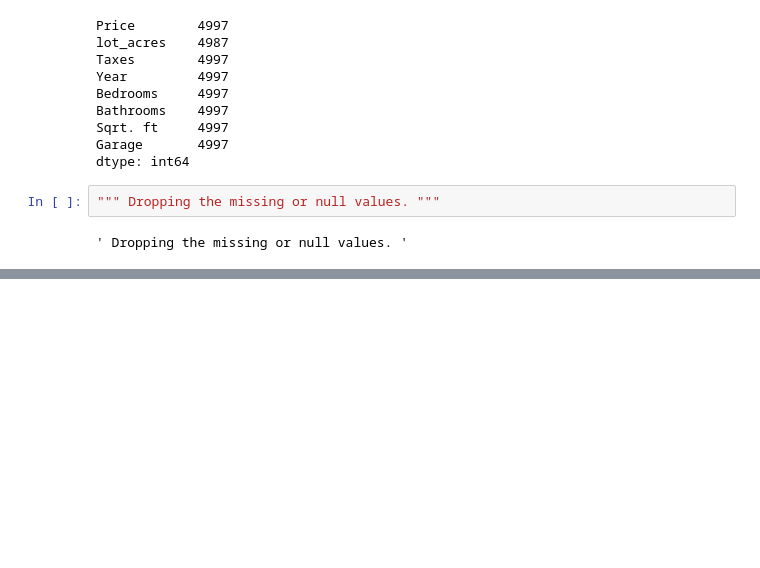
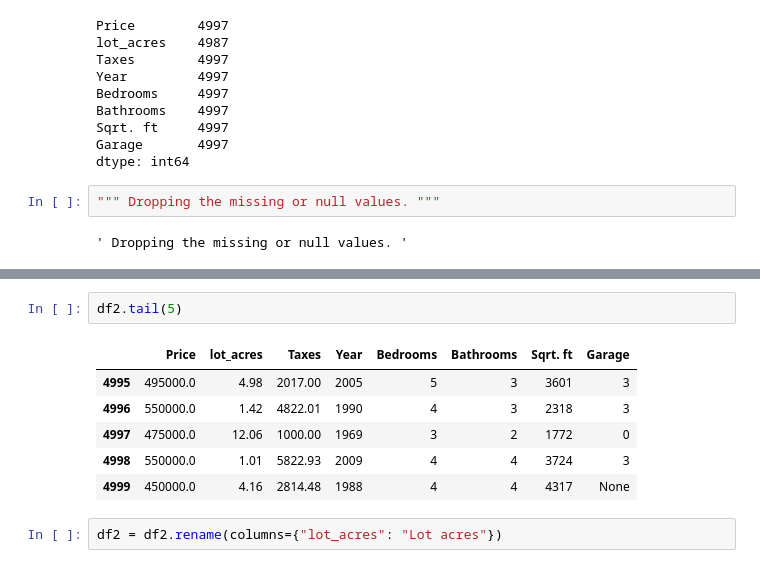
Before and after one commit to Jiji-96/Data-Cleaning-and-EDA, a Jupyter notebook: google_drive_data.ipynb, the cells around one changed output, grey strips where cells are left out. Cells and saved outputs as stored; diff of their text form; blank space fills up the shorter version.

```diff
--- a/google_drive_data.ipynb
+++ b/google_drive_data.ipynb
@@ -139,0 +152,11 @@ dtype: int64
+# %%
+df2.tail(5)
+# %% [output]
+|  | Price | lot_acres | Taxes | Year | Bedrooms | Bathrooms | Sqrt. ft | Garage |
+| 4995 | 495000.0 | 4.98 | 2017.00 | 2005 | 5 | 3 | 3601 | 3 |
+| 4996 | 550000.0 | 1.42 | 4822.01 | 1990 | 4 | 3 | 2318 | 3 |
+| 4997 | 475000.0 | 12.06 | 1000.00 | 1969 | 3 | 2 | 1772 | 0 |
+| 4998 | 550000.0 | 1.01 | 5822.93 | 2009 | 4 | 4 | 3724 | 3 |
+| 4999 | 450000.0 | 4.16 | 2814.48 | 1988 | 4 | 4 | 4317 | None |
+# %%
+df2 = df2.rename(columns={"lot_acres": "Lot acres"})
```
Also changed, not shown: parts of 4 cells of this notebook.
